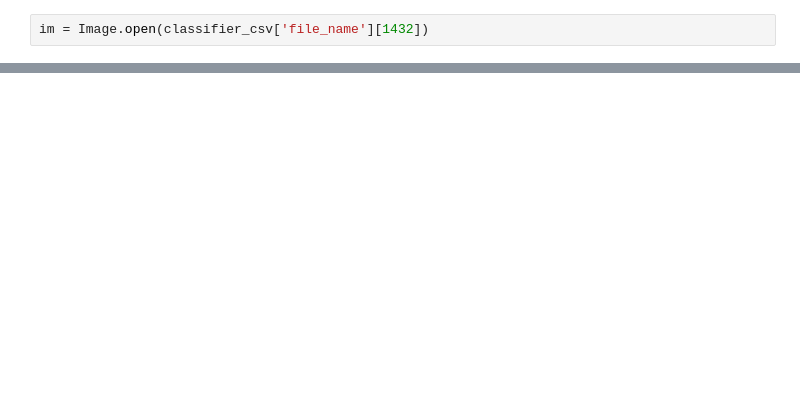
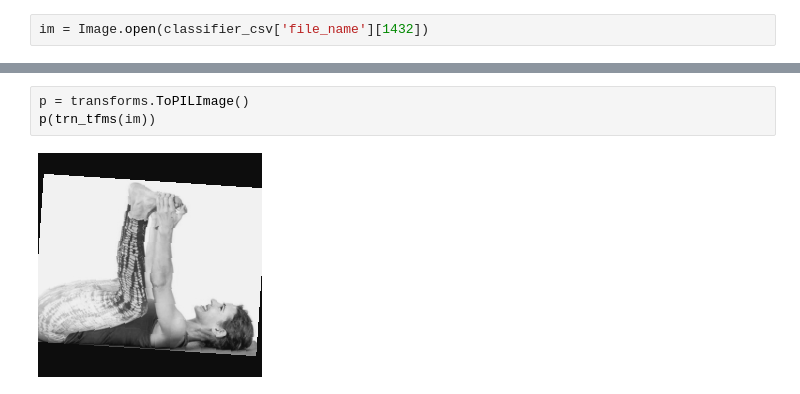
Before and after one commit to Nitish565/yoga-pose-estimation, a Jupyter notebook: classification-model/pose-classifier.ipynb, the cells around one changed output, grey strips where cells are left out. Cells and saved outputs as stored; diff of their text form; blank space fills up the shorter version.

```diff
--- a/classification-model/pose-classifier.ipynb
+++ b/classification-model/pose-classifier.ipynb
@@ -113 +97,6 @@ class Resize(object):
+# %%
+p = transforms.ToPILImage()
+p(trn_tfms(im))
+# %% [output]
+[figure, added]
 # %%
```
Also changed, not shown: parts of 22 cells of this notebook, 7 other files.
